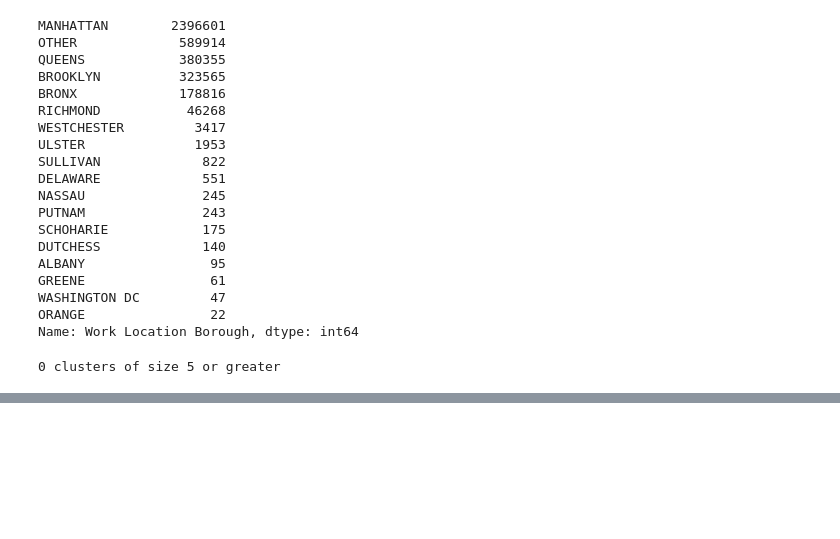
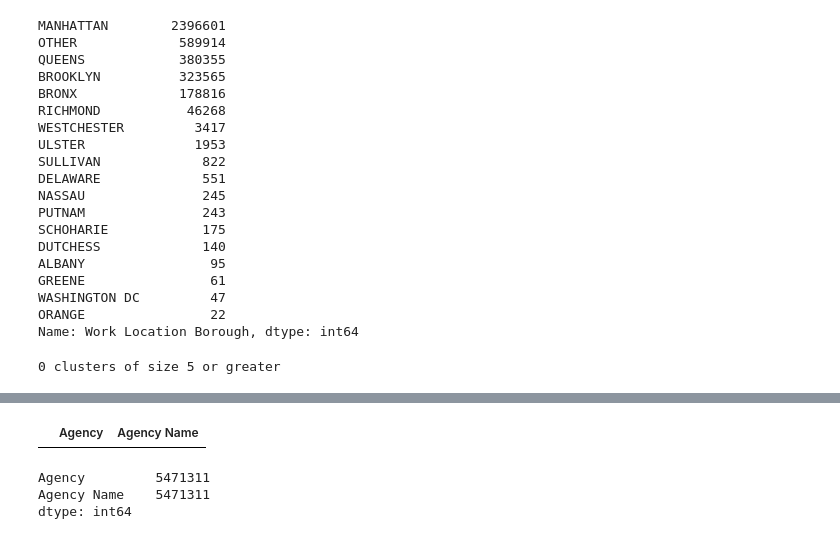
Before and after one commit to NickNameInvalid/Big_Data_Report, a Jupyter notebook: jupyter_notebook/reference_data.ipynb, the cells around one changed output, grey strips where cells are left out. Saved outputs shown, nothing was run; the diff lists cells and outputs as text; code cells hidden in the pictures; blank space fills up the shorter version.

Commit message:
update reference data for agency name

```diff
--- a/jupyter_notebook/reference_data.ipynb
+++ b/jupyter_notebook/reference_data.ipynb
@@ -99,0 +105,5 @@ print('{} clusters of size {} or greater'.format(len(clusters), minsize))
+# %%
+pd.set_option('display.max_rows', None)
+
+agency_name = df[['Agency', 'Agency Name']].value_counts()
+print(agency_name)
@@ -99,0 +128,18 @@ print('{} clusters of size {} or greater'.format(len(clusters), minsize))
+# %%
+file_list = ['data-cityofnewyork-us.3rfa-3xsf.csv', 'data-cityofnewyork-us.aiww-p3af.csv', 'data-cityofnewyork-us.cwy2-px8b.csv', 'data-cityofnewyork-us.hy4q-igkk.csv', 'data-cityofnewyork-us.xrwg-eczf.csv']
+column = ['Agency', 'Agency Name']
+df_agency_map = pd.DataFrame(columns=column)
+# %% [output]
+|  | Agency | Agency Name |
+# %%
+for file_name in file_list:
+    datafile = data_dir + file_name
+    df = dataset(datafile, encoding='utf-8')
+    agency_name = df[['Agency', 'Agency Name']]
+    df_agency_map = df_agency_map.append(agency_name)
+
+print(df_agency_map.count())
+# %% [output]
+Agency         5471311
+Agency Name    5471311
+dtype: int64
```
Also changed, not shown: parts of 8 cells of this notebook, 2 other files.
